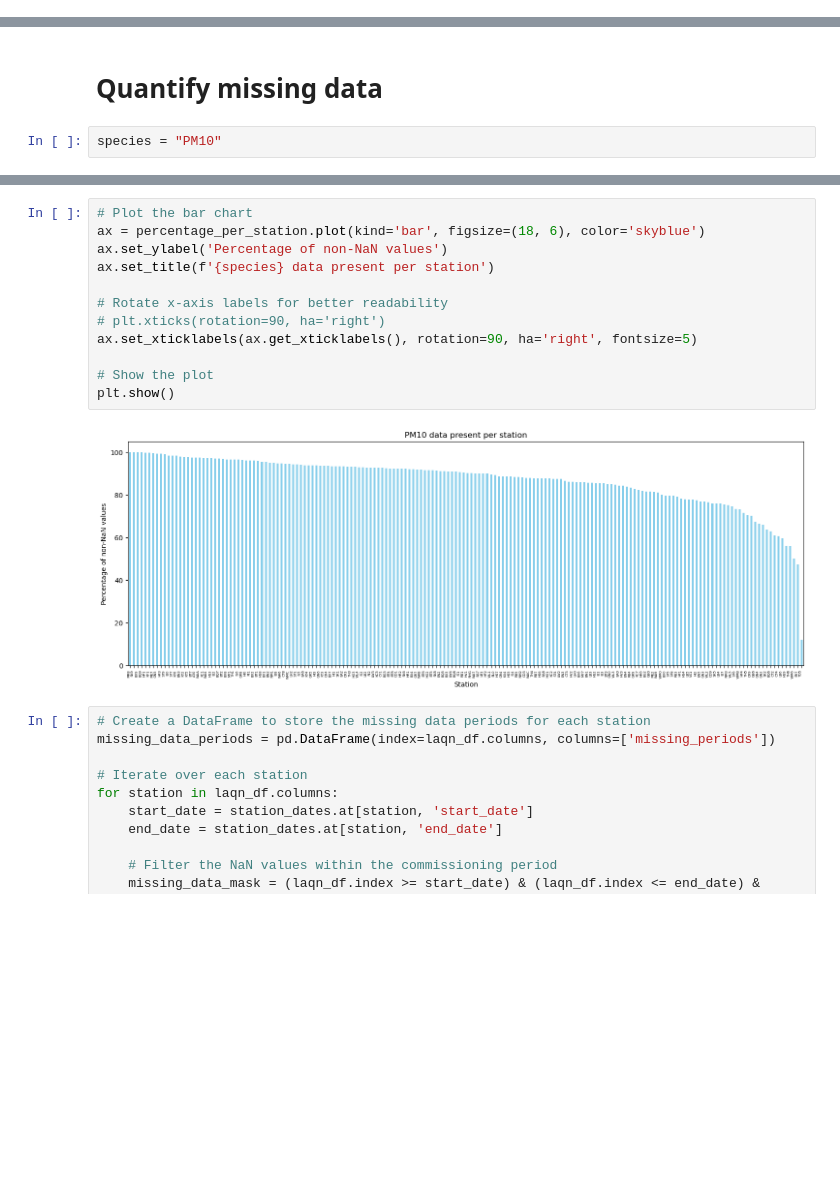
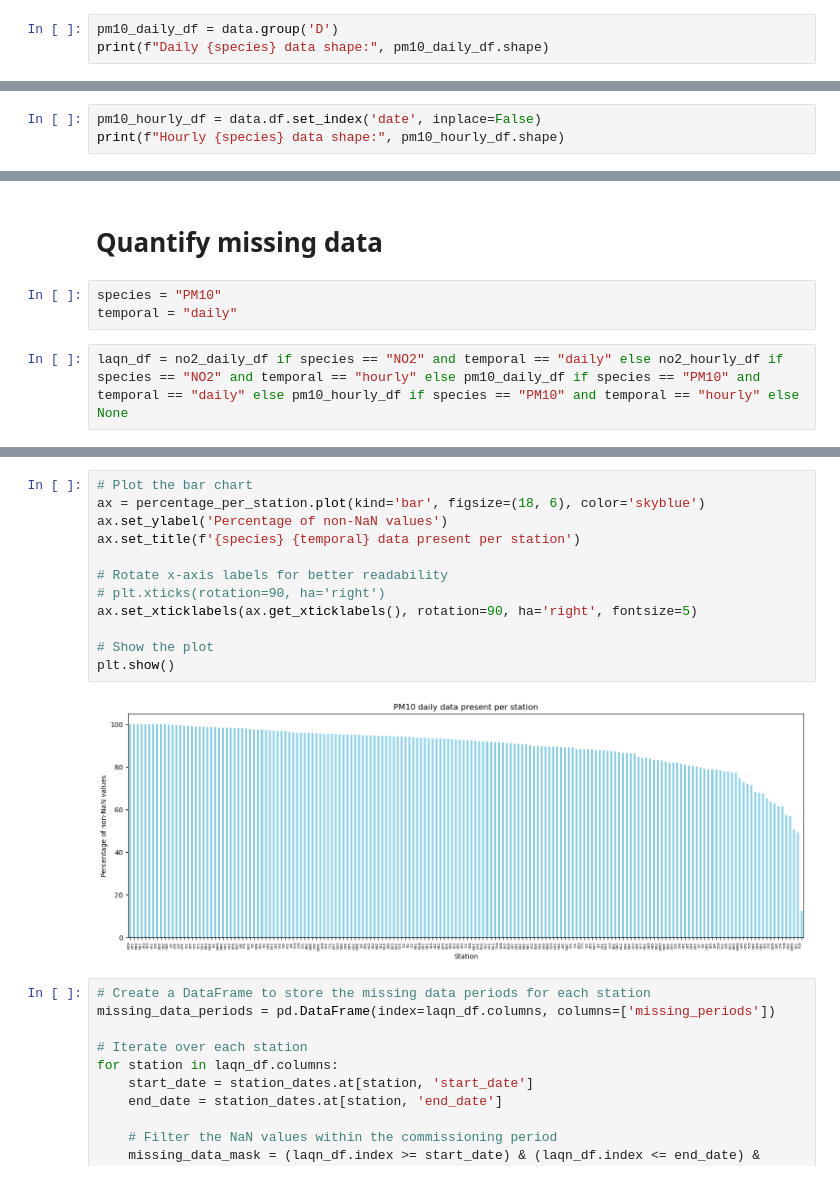
Before and after one commit to michellewl/AQ-graph-prop, a Jupyter notebook: intro_to_problem.ipynb, the cells around one changed output, grey strips where cells are left out. Saved outputs shown, nothing was run; the diff lists cells and outputs as text; blank space fills up the shorter version.

Commit message:
Quantifying missing data at daily scale.

```diff
--- a/intro_to_problem.ipynb
+++ b/intro_to_problem.ipynb
@@ -55,0 +77,3 @@ print(pm10_df.shape)
+# %%
+pm10_daily_df = data.group('D')
+print(f"Daily {species} data shape:", pm10_daily_df.shape)
@@ -55,0 +82,3 @@ print(pm10_df.shape)
+# %%
+pm10_hourly_df = data.df.set_index('date', inplace=False)
+print(f"Hourly {species} data shape:", pm10_hourly_df.shape)
@@ -57,4 +88,7 @@ print(pm10_df.shape)
 # Quantify missing data
 # %%
 species = "PM10"
+temporal = "daily"
+# %%
+laqn_df = no2_daily_df if species == "NO2" and temporal == "daily" else no2_hourly_df if species == "NO2" and temporal == "hourly" else pm10_daily_df if species == "PM10" and temporal == "daily" else pm10_hourly_df if species == "PM10" and temporal == "hourly" else None
 # %%
@@ -124,17 +171,17 @@ Percentage of non-NaN values: 86.04032323437418
 # %%
 # Plot the bar chart
 ax = percentage_per_station.plot(kind='bar', figsize=(18, 6), color='skyblue')
 ax.set_ylabel('Percentage of non-NaN values')
-ax.set_title(f'{species} data present per station')
+ax.set_title(f'{species} {temporal} data present per station')
 
 # Rotate x-axis labels for better readability
 # plt.xticks(rotation=90, ha='right')
 ax.set_xticklabels(ax.get_xticklabels(), rotation=90, ha='right', fontsize=5)
 
 # Show the plot
 plt.show()
 # %% [output]
-[figure, old version]
+[figure, new version]
 # %%
 # Create a DataFrame to store the missing data periods for each station
 missing_data_periods = pd.DataFrame(index=laqn_df.columns, columns=['missing_periods'])
```
Also changed, not shown: parts of 15 cells of this notebook.
